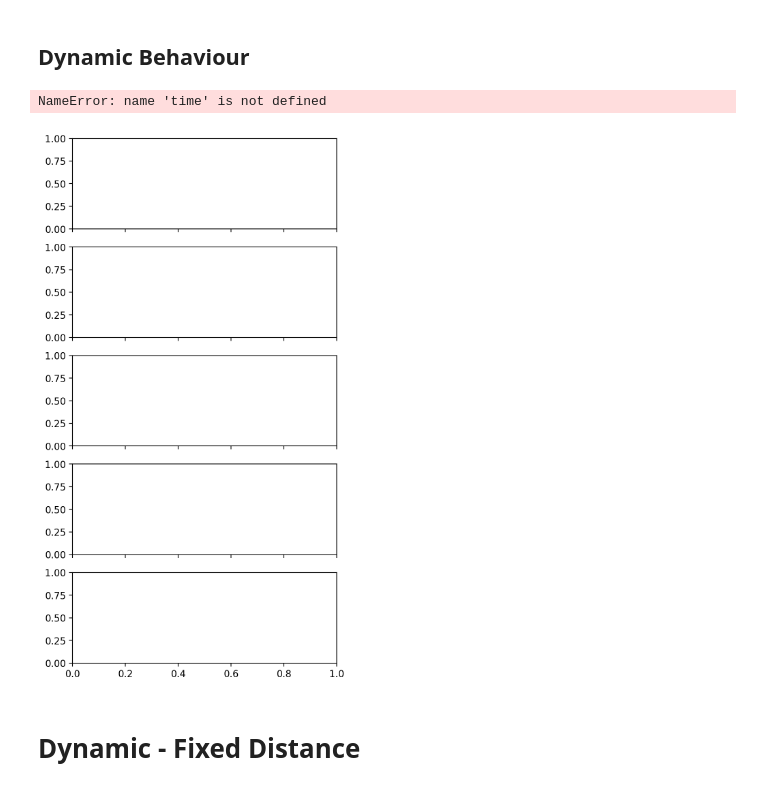
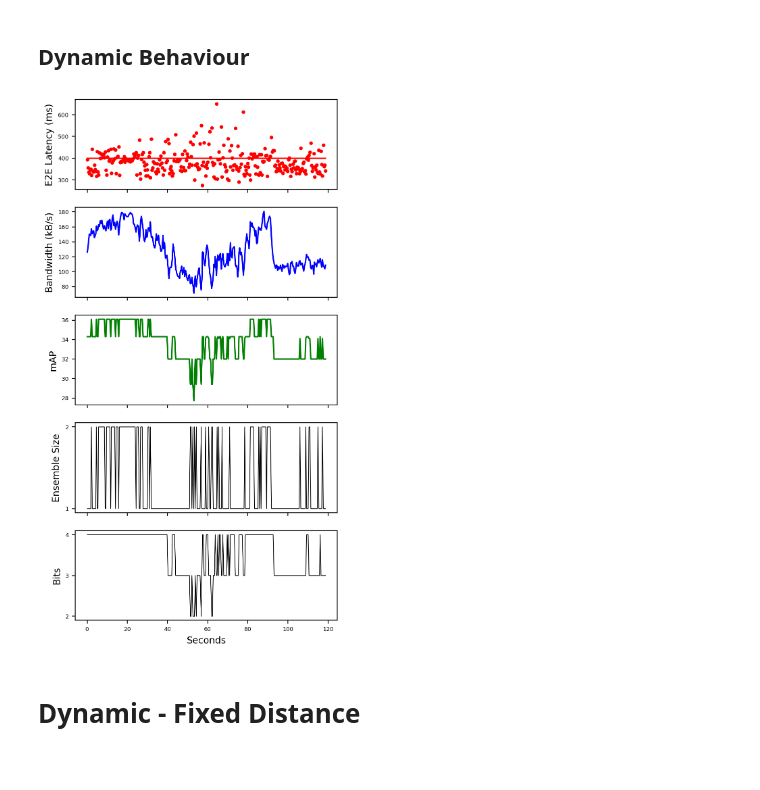
Before and after one commit to jsiloto/adaptive-cod-on-device, a Jupyter notebook: results/plots.ipynb, the cells around one changed output. Drawn from its saved outputs; the diff is of its cells as text; code cells hidden in the pictures.

Commit message:
update plots

```diff
--- a/results/plots.ipynb
+++ b/results/plots.ipynb
@@ -128,0 +3,22 @@ plt.savefig("graph_sota.pdf", dpi=500)
+# %%
+!pip install jsonlines
+!ls
+import glob
+import json
+import pandas as pd
+import matplotlib
+import matplotlib.pyplot as plt
+from matplotlib.pyplot import figure
+from preprocess import read_jsonlines_file, average_results, read_sota
+
+SMALL_SIZE = 22
+MEDIUM_SIZE = 24
+BIGGER_SIZE = 26
+
+plt.rc('font', size=SMALL_SIZE)          # controls default text sizes
+plt.rc('axes', titlesize=MEDIUM_SIZE)     # fontsize of the axes title
+plt.rc('axes', labelsize=BIGGER_SIZE)    # fontsize of the x and y labels
+plt.rc('xtick', labelsize=SMALL_SIZE)    # fontsize of the tick labels
+plt.rc('ytick', labelsize=SMALL_SIZE)    # fontsize of the tick labels
+plt.rc('legend', fontsize=SMALL_SIZE)    # legend fontsize
+plt.rc('figure', titlesize=BIGGER_SIZE)  # fontsize of the figure title
@@ -170,38 +186,50 @@ assine2022b             16     85.7          954.0      1811.5
 # %% [markdown]
 ## Dynamic Behaviour
 # %%
+from matplotlib.ticker import MaxNLocator
+SMALL_SIZE = 6
+MEDIUM_SIZE = 8
+BIGGER_SIZE = 10
 
+plt.rc('font', size=SMALL_SIZE)          # controls default text sizes
+plt.rc('axes', titlesize=MEDIUM_SIZE)     # fontsize of the axes title
+plt.rc('axes', labelsize=BIGGER_SIZE)    # fontsize of the x and y labels
+plt.rc('xtick', labelsize=SMALL_SIZE)    # fontsize of the tick labels
+plt.rc('ytick', labelsize=SMALL_SIZE)    # fontsize of the tick labels
+plt.rc('legend', fontsize=SMALL_SIZE)    # legend fontsize
+plt.rc('figure', titlesize=BIGGER_SIZE)  # fontsize of the figure title
 
 results = read_jsonlines_file('output.jsonl')
 fig, ax = plt.subplots(5, 1, figsize=(5, 10), dpi=200)
 
 
 for a in fig.get_axes():
     a.label_outer()
 
-p0 = ax[0].scatter(time, e2e, s=8, color='r', label="E2E Latency")
+p0 = ax[0].scatter(results["time"], results["e2e"], s=8, color='r', label="E2E Latency")
 # p0 = ax[0].plot(time, e2e, "r-", linewidth=0.7)
 p0 = ax[0].plot(results["time"], results["deadline"], "r-")
 p1 = ax[1].plot(results["time"], results["bw"], "b-", label="Bandwidth(kB/s)")
 p2 = ax[2].plot(results["time"], results["mAP"], "g-", label="mAP")
 p3 = ax[3].plot(results["time"], results["compute"], linewidth=0.7, color="black", label="mAP")
 p4 = ax[4].plot(results["time"], results["bits"], linewidth=0.7, color="black", label="mAP")
 
 
+ax[3].yaxis.set_major_locator(MaxNLocator(integer=True))
+ax[4].yaxis.set_major_locator(MaxNLocator(integer=True))
 
 ax[0].set_ylabel("E2E Latency (ms)")
 ax[1].set_ylabel("Bandwidth (kB/s)")
 ax[2].set_ylabel("mAP")
 ax[3].set_ylabel("Ensemble Size")
 ax[4].set_ylabel("Bits")
 ax[4].set_xlabel("Seconds")
 
 plt.savefig("dynamic.pdf")
 # %% [output]
-NameError: name 'time' is not defined
-[figure, old version]
+[figure, new version]
-# %% [markdown]
-# Dynamic - Fixed Distance
+# %% [markdown]
+# Dynamic - Fixed Distance
 # %%
 import numpy as np
 import jsonlines
```
Also changed, not shown: parts of 11 cells of this notebook, 1 other file.
